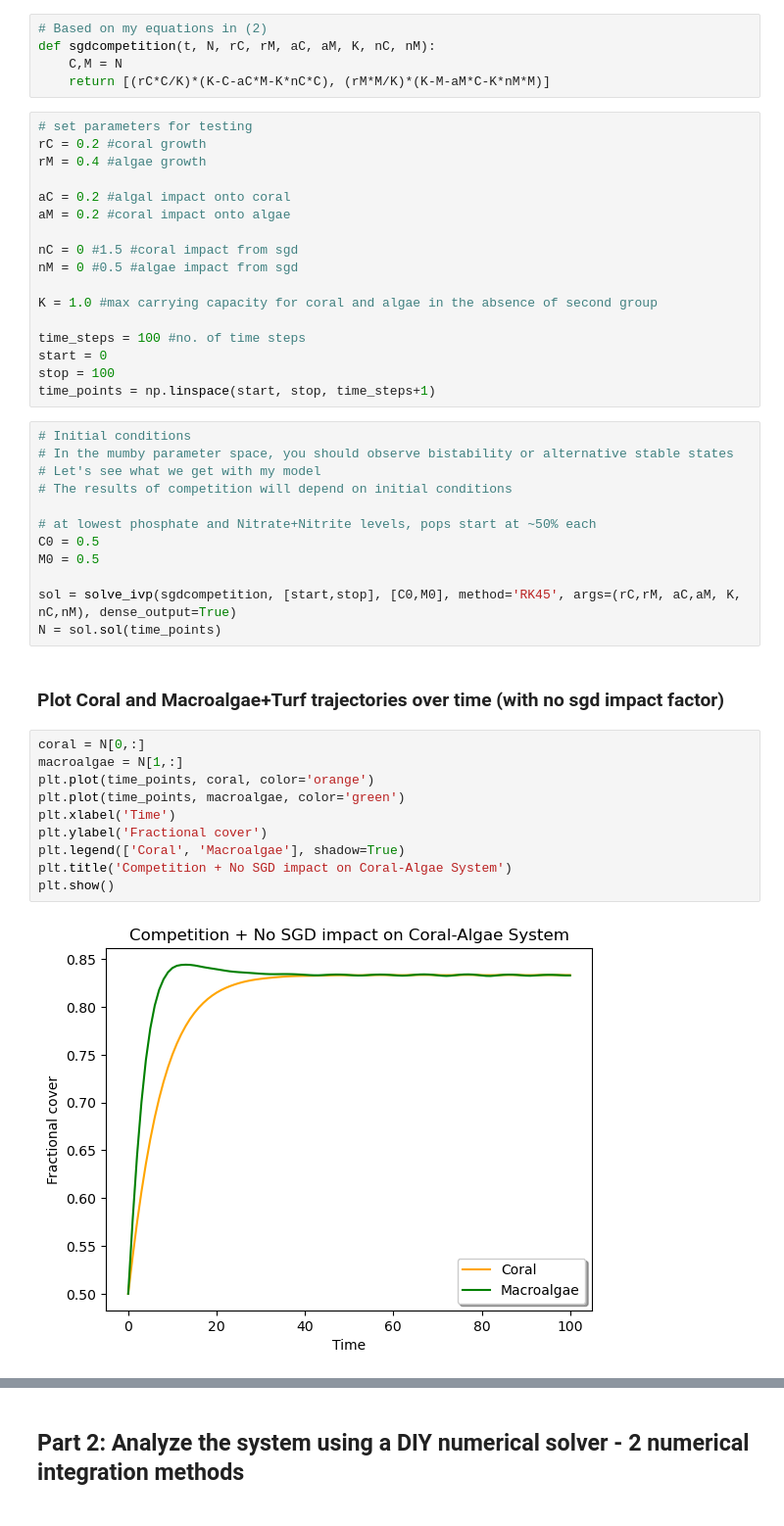
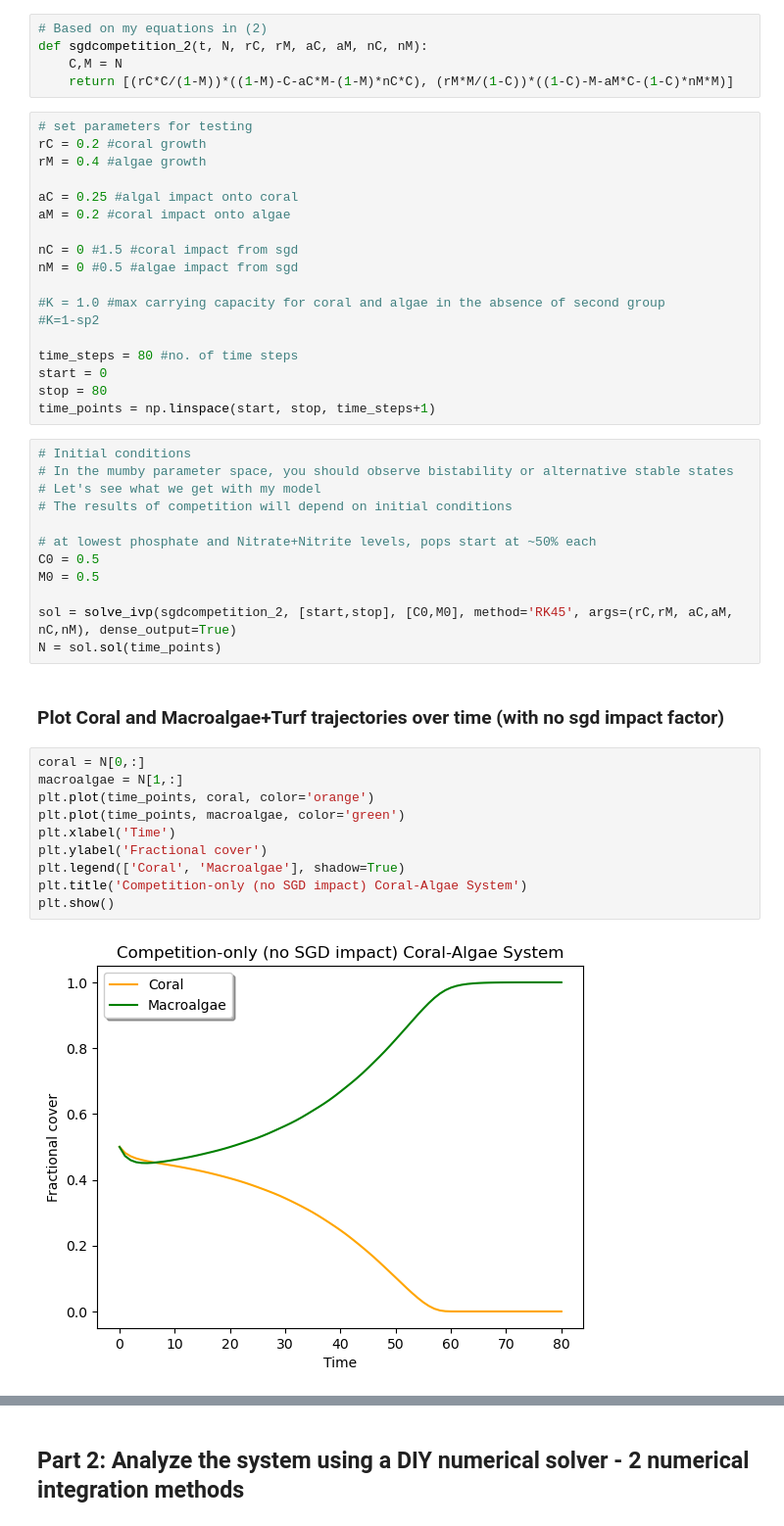
Before and after one commit to dbarnas/MBIO_610_Modeling_Project, a Jupyter notebook: Scripts/MBIO610_Final_Modeling_Project.ipynb, the cells around one changed output, grey strips where cells are left out. Shown at 98% size. Saved outputs shown, nothing was run; the diff lists cells and outputs as text.

```diff
--- a/Scripts/MBIO610_Final_Modeling_Project.ipynb
+++ b/Scripts/MBIO610_Final_Modeling_Project.ipynb
@@ -45,25 +83,26 @@ def Mumby(t, N, r, a, mu, gamma, g):
     return [r*C*(1-C-M) - a*C*M - mu*C, gamma*M*(1-C-M) + a*C*M - g*M/(1-C)]
 # %%
 # Based on my equations in (2)
-def sgdcompetition(t, N, rC, rM, aC, aM, K, nC, nM):
+def sgdcompetition_2(t, N, rC, rM, aC, aM, nC, nM):
     C,M = N
-    return [(rC*C/K)*(K-C-aC*M-K*nC*C), (rM*M/K)*(K-M-aM*C-K*nM*M)]
+    return [(rC*C/(1-M))*((1-M)-C-aC*M-(1-M)*nC*C), (rM*M/(1-C))*((1-C)-M-aM*C-(1-C)*nM*M)]
 # %%
 # set parameters for testing
 rC = 0.2 #coral growth
 rM = 0.4 #algae growth
 
-aC = 0.2 #algal impact onto coral
+aC = 0.25 #algal impact onto coral
 aM = 0.2 #coral impact onto algae
 
 nC = 0 #1.5 #coral impact from sgd
 nM = 0 #0.5 #algae impact from sgd
 
-K = 1.0 #max carrying capacity for coral and algae in the absence of second group
+#K = 1.0 #max carrying capacity for coral and algae in the absence of second group
+#K=1-sp2
 
-time_steps = 100 #no. of time steps
+time_steps = 80 #no. of time steps
 start = 0
-stop = 100
+stop = 80
 time_points = np.linspace(start, stop, time_steps+1)
 # %%
 # Initial conditions
@@ -75,19 +114,19 @@ time_points = np.linspace(start, stop, time_steps+1)
 C0 = 0.5
 M0 = 0.5
 
-sol = solve_ivp(sgdcompetition, [start,stop], [C0,M0], method='RK45', args=(rC,rM, aC,aM, K, nC,nM), dense_output=True)
+sol = solve_ivp(sgdcompetition_2, [start,stop], [C0,M0], method='RK45', args=(rC,rM, aC,aM, nC,nM), dense_output=True)
 N = sol.sol(time_points)
 # %% [markdown]
 ### Plot Coral and Macroalgae+Turf trajectories over time (with no sgd impact factor)
 # %%
 coral = N[0,:]
 macroalgae = N[1,:]
 plt.plot(time_points, coral, color='orange')
 plt.plot(time_points, macroalgae, color='green')
 plt.xlabel('Time')
 plt.ylabel('Fractional cover')
 plt.legend(['Coral', 'Macroalgae'], shadow=True)
-plt.title('Competition + No SGD impact on Coral-Algae System')
+plt.title('Competition-only (no SGD impact) Coral-Algae System')
 plt.show()
 # %% [output]
-[figure, old version]
+[figure, new version]
```
Also changed, not shown: parts of 62 cells of this notebook.
